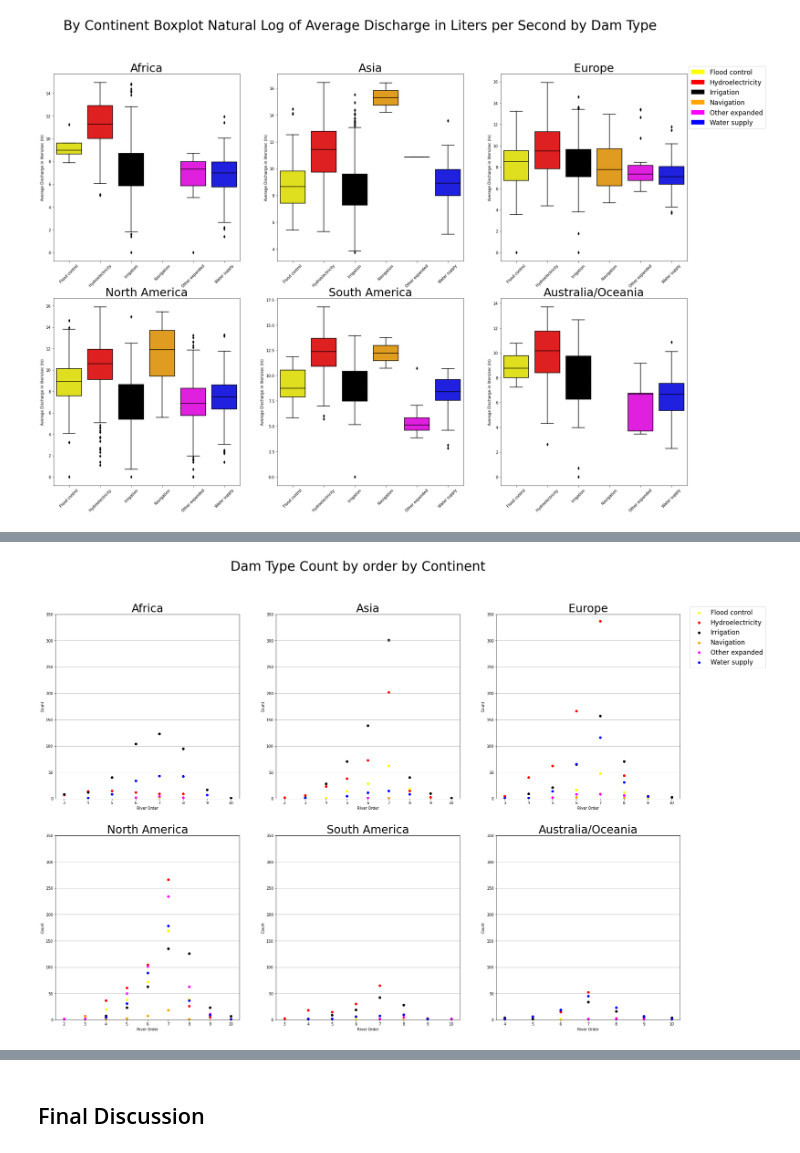
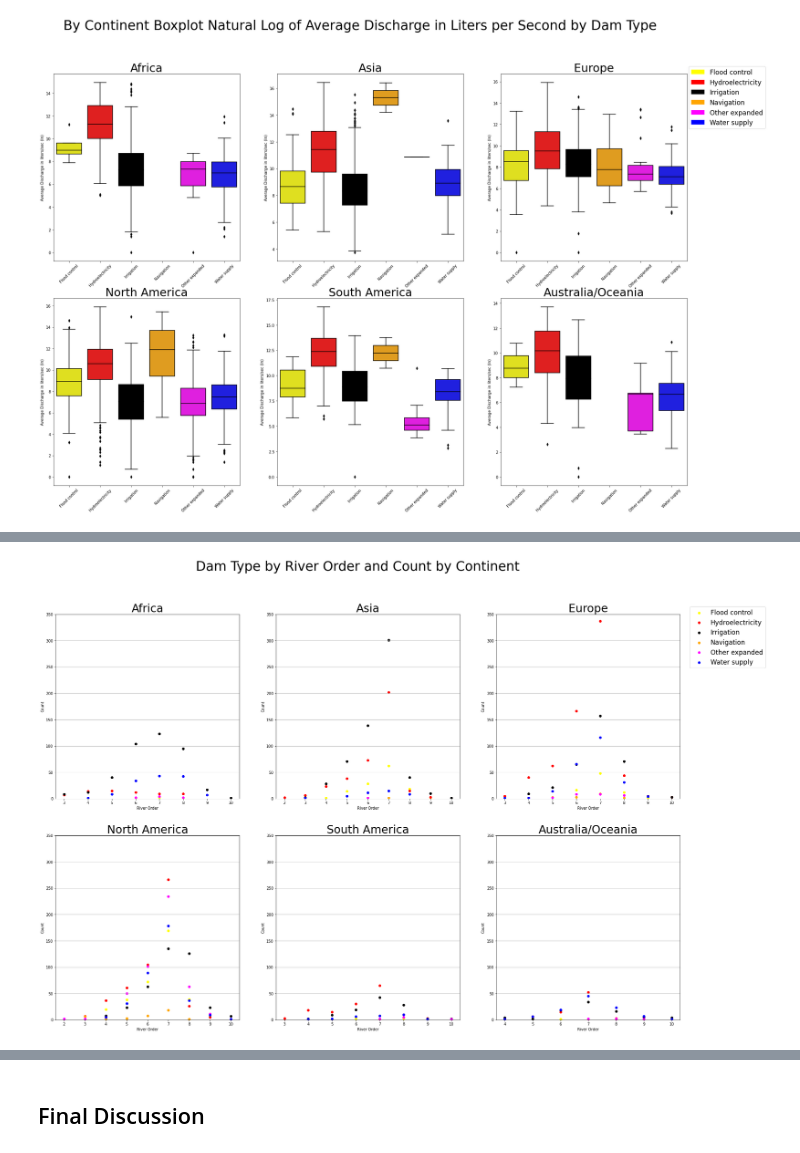
Before and after one commit to fergusca/ffr-dam-impact, a Jupyter notebook: notebooks/blog-mod.ipynb, the cells around one changed output, grey strips where cells are left out. Drawn from its saved outputs; the diff is of its cells as text; code cells hidden in the pictures.

```diff
--- a/notebooks/blog-mod.ipynb
+++ b/notebooks/blog-mod.ipynb
@@ -301,17 +190,3 @@ plt.show()
 [figure]
 # %% [markdown]
 Barcharts showing the distribution of dam type across continents.
-# %%
-### THIS IS A PLACEHOLDER CHART
-
-# Create barchart figure of dam type counts Globally using function
-# Plot the data
-fig, ax = plt.subplots(figsize=(10, 10))
-dam_type_plot(grand_ffr, "PLACE HOLDER GLOBAL", ax, 2000)
-
-# Create legend
-handles, labels = ax.get_legend_handles_labels()
-fig.legend(handles, labels, loc=1, bbox_to_anchor=(
-    1.2, 0.9), fontsize='xx-large')
-
-plt.show()
@@ -359,13 +231,0 @@ Box plots showing the distribution of type of dam by average amount of discharge
-# %%
-### THIS IS A PLACE HOLDER CHART
-# BOXPLOTS Average Discharge (ln) BY DAM TYPE
-# Create boxplot figure of dam type counts Globally
-fig, ax = plt.subplots(figsize=(10, 10))
-dam_box_plot(grand_ffr, "PLACE HOLDER GLOBAL", ax,"ln_DIS_AVG_LS","Average Discharge in liters/sec (ln)")
-
-# Create legend
-handles, labels = bax1.get_legend_handles_labels()
-fig.legend(handles, labels, loc=1, bbox_to_anchor=(
-    1.2, 0.9), fontsize='xx-large')
-
-plt.show()
@@ -374,35 +232,35 @@ plt.show()
 # %%
 # Create scatterplot figure of dam type counts by order by continent using function
 
 # Plot the data
 fig, ((ax1, ax2, ax3), (ax4, ax5, ax6)) = plt.subplots(
     ncols=3, nrows=2, figsize=(30, 20))
-fig.suptitle("Dam Type Count by order by Continent", fontsize=35)
+fig.suptitle("Dam Type by River Order and Count by Continent", fontsize=35)
 
 # Create plots
 # Plot Africa
-order_scat_plot(grand_ffr_africa, continent_list[0], ax1)
+pfxn.order_scat_plot(grand_ffr_africa, continent_list[0], ax1)
 
 # Plot Asia
-order_scat_plot(grand_ffr_asia, continent_list[1], ax2)
+pfxn.order_scat_plot(grand_ffr_asia, continent_list[1], ax2)
 
 # Plot Europe
-order_scat_plot(grand_ffr_europe, continent_list[2], ax3)
+pfxn.order_scat_plot(grand_ffr_europe, continent_list[2], ax3)
 
 # Plot North America
-order_scat_plot(grand_ffr_namerica, continent_list[3], ax4)
+pfxn.order_scat_plot(grand_ffr_namerica, continent_list[3], ax4)
 
 # Plot South America
-order_scat_plot(grand_ffr_samerica, continent_list[4], ax5)
+pfxn.order_scat_plot(grand_ffr_samerica, continent_list[4], ax5)
 
 # Plot Australia/Oceania
-order_scat_plot(grand_ffr_oceania, continent_list[5], ax6)
+pfxn.order_scat_plot(grand_ffr_oceania, continent_list[5], ax6)
 
 # Create legend
 handles, labels = ax1.get_legend_handles_labels()
 fig.legend(handles, labels, loc=1, bbox_to_anchor=(
     1.01, 0.9), fontsize='xx-large')
 
 plt.show()
 # %% [output]
-[figure, old version]
+[figure, new version]
```
Also changed, not shown: parts of 13 cells of this notebook, 2 other files.
